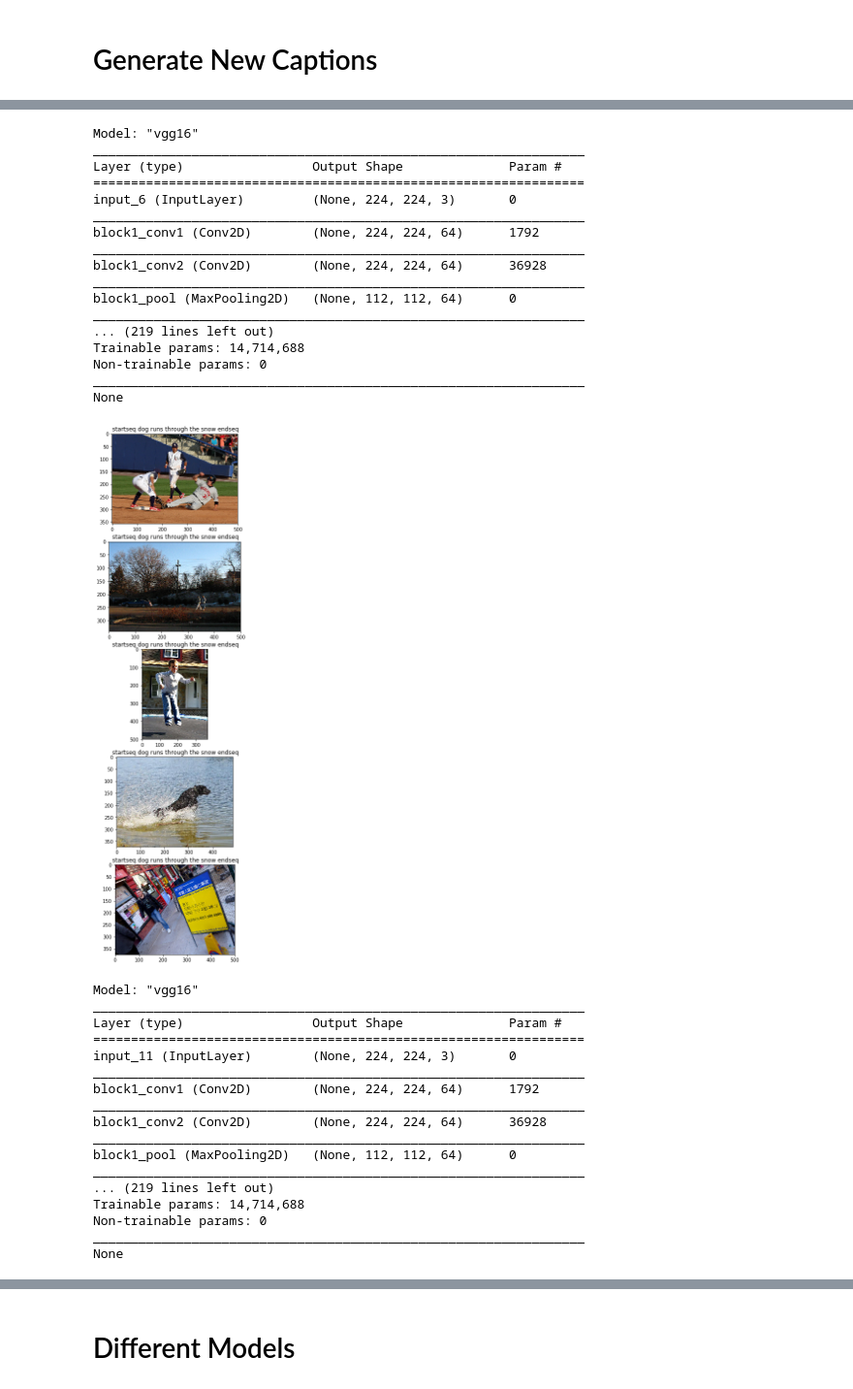
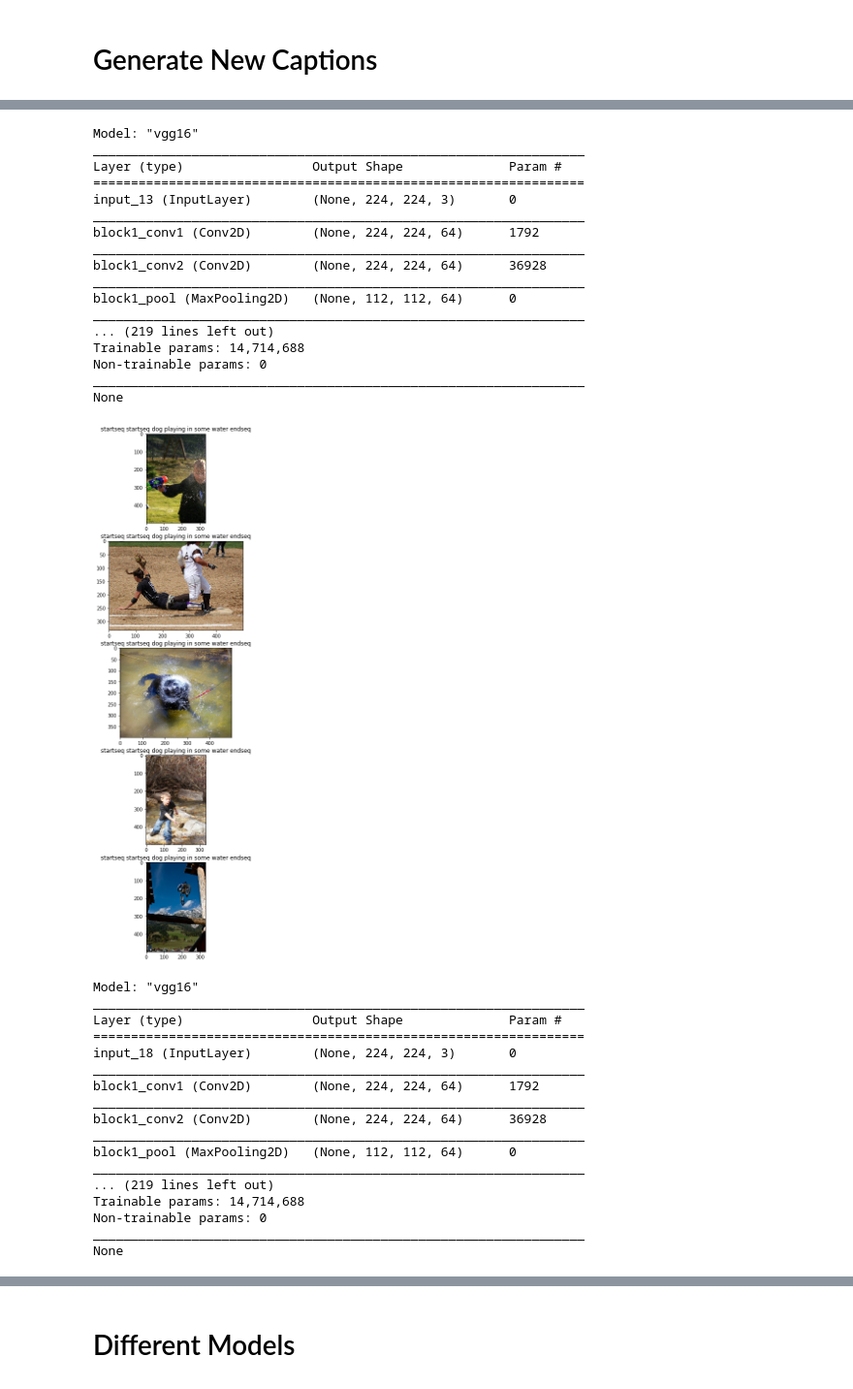
Before and after one commit to duttagoutam/LJMUMasters, a Jupyter notebook: ImageCaptioningFlickr8kFinal.ipynb, the cells around one changed output, grey strips where cells are left out. Shown at 97% size. Drawn from its saved outputs; the diff is of its cells as text; code cells hidden in the pictures.

```diff
--- a/ImageCaptioningFlickr8kFinal.ipynb
+++ b/ImageCaptioningFlickr8kFinal.ipynb
@@ -60,11 +60,11 @@ imageDir=folderName+'/Images'
 # Prepare Text Data
 # %%
 # Not To Run Always
-# load doc into memory
-def load_doc(filename):
-    # open the file as read only
-    file = open(filename, 'r')
-    # read all text
+# load the document into memory
+def load_doc(fileName):
+    # open the file as read only mode
+    file = open(fileName, 'r')
+    # read all the text
     text = file.read()
     # close the file
     file.close()
@@ -504,11 +505,11 @@ def define_model(vocab_size, max_length):
 	lm2 = LSTM(500)(merged)
 	lm3 = Dense(500, activation='relu')(lm2)
 	outputs = Dense(vocab_size, activation='softmax')(lm3)
-	# tie it together [image, seq] [word]
+	# tie encoder decoder together [image, seq] [word]
 	model = Model(inputs=[inputs1, inputs2], outputs=outputs)
 	model.compile(loss='categorical_crossentropy', optimizer='adam', metrics=['accuracy'])
 	print(model.summary())
-	plot_model(model, show_shapes=True, to_file='plot.png')
+	plot_model(model, show_shapes=True, to_file=folderName+'/'+'plot.png')
 	return model
 # %% [markdown]
 # Evaluate Model
@@ -775,11 +778,11 @@ def extract_features(filename):
 def generate_desc(model, tokenizer, photo, max_length):
 	# seed the generation process
 	# 'startseq two dogs playing in the snow endseq'
-	#in_text = 'startseq'
+	in_text = 'startseq'
 	# iterate over the whole length of the sequence
 	for i in range(max_length):
-		# in_text = 'startseq'
-		in_text =''
+		in_text = 'startseq'
+		#in_text =''
 		# integer encode input sequence
 		sequence = tokenizer.texts_to_sequences([in_text])[0]
 		# print("sequence:", sequence)
@@ -874,41 +877,41 @@ filename = folderName+'/model_0.h5'
 model = load_model(filename)
 list_img = []
 list_desc = []
-for i in range(100,110):
+for i in range(10,20):
     image = load_img(imageDir +'/'+ testImage[i])
     list_img.append(np.asarray(image))
     # generate description
     photo = extract_features(imageDir +'/'+ testImage[i])
     description = generate_desc(model, tokenizer, photo, max_length)
     list_desc.append(description)
     if(len(list_img) == 5):
         show_images(images=list_img, cols=len(list_img), titles=list_desc)
         list_img = []
         list_desc = []
 # %% [output]
 Model: "vgg16"
 _________________________________________________________________
 Layer (type)                 Output Shape              Param #
 =================================================================
-input_6 (InputLayer)         (None, 224, 224, 3)       0
+input_13 (InputLayer)        (None, 224, 224, 3)       0
 _________________________________________________________________
 block1_conv1 (Conv2D)        (None, 224, 224, 64)      1792
 _________________________________________________________________
 block1_conv2 (Conv2D)        (None, 224, 224, 64)      36928
 _________________________________________________________________
 block1_pool (MaxPooling2D)   (None, 112, 112, 64)      0
 _________________________________________________________________
 ... (219 lines left out)
 Trainable params: 14,714,688
 Non-trainable params: 0
 _________________________________________________________________
 None
-[figure, old version]
+[figure, new version]
 Model: "vgg16"
 _________________________________________________________________
 Layer (type)                 Output Shape              Param #
 =================================================================
-input_11 (InputLayer)        (None, 224, 224, 3)       0
+input_18 (InputLayer)        (None, 224, 224, 3)       0
 _________________________________________________________________
 block1_conv1 (Conv2D)        (None, 224, 224, 64)      1792
 _________________________________________________________________
```
Also changed, not shown: parts of 12 cells of this notebook.
